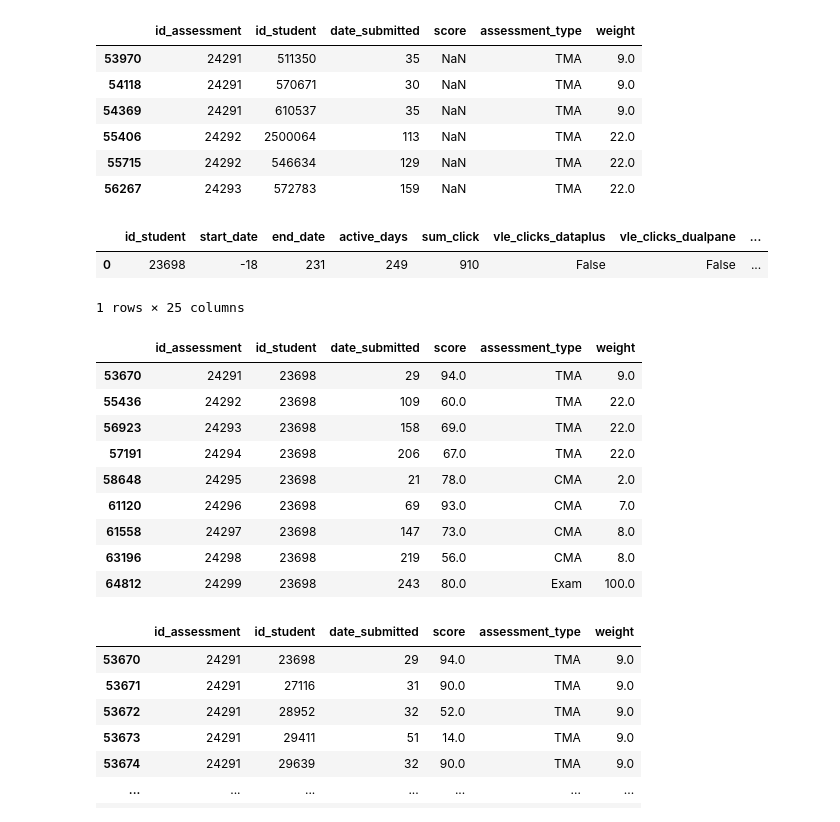
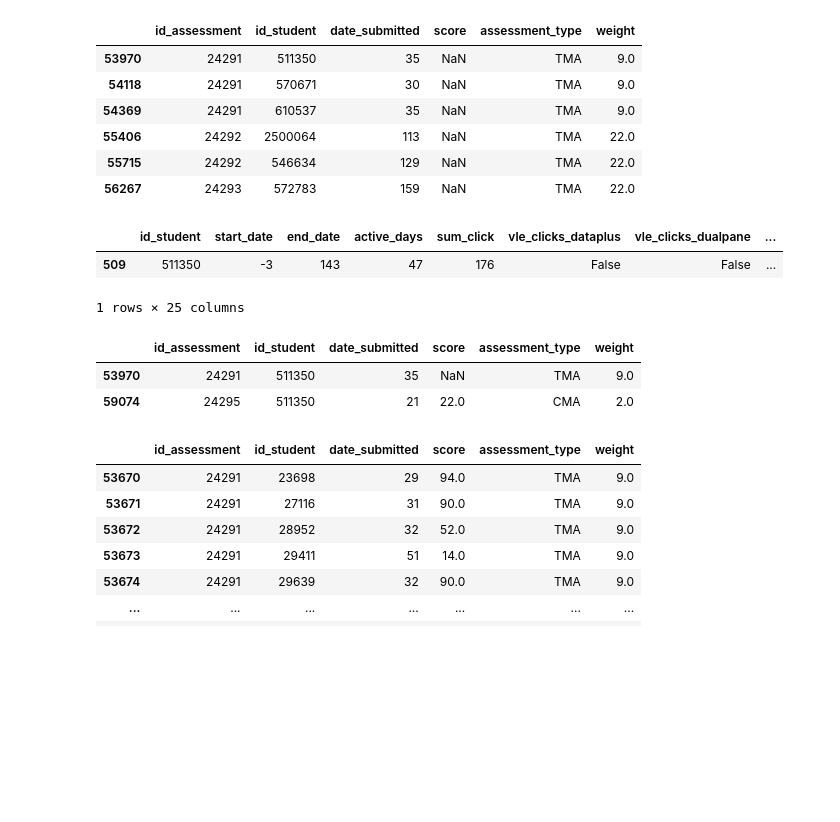
Before and after one commit to Peilong/JayQuery, a Jupyter notebook: notebooks/2026_05_20-EDA_Notebook-v1.ipynb, the cells around one changed output. Drawn from its saved outputs; the diff is of its cells as text; code cells hidden in the pictures; blank space fills up the shorter version.

```diff
--- a/notebooks/2026_05_20-EDA_Notebook-v1.ipynb
+++ b/notebooks/2026_05_20-EDA_Notebook-v1.ipynb
@@ -771,7 +805,7 @@ test['id_student'].nunique()
 silo_b_df = pd.merge(
     dfs['studentVle'],
     dfs['vle'].drop(axis=1,columns=['code_module','code_presentation','week_from','week_to']),
-    on='id_site',how='left').drop(axis=1,columns=['code_module','code_presentation']
+    on='id_site',how='left').drop(axis=1,columns=['code_module','code_presentation'])
 # %%
 silo_b_df
 # %% [output]
@@ -906,22 +996,15 @@ assessment_df[assessment_df.isna()['score']==True]
 | 55715 | 24292 | 546634 | 129 | NaN | TMA | 22.0 |
 | 56267 | 24293 | 572783 | 159 | NaN | TMA | 22.0 |
 # %%
-display(silo_b_vle[silo_b_vle['id_student']==23698])
-display(assessment_df[assessment_df['id_student']==23698])
+display(silo_b_vle[silo_b_vle['id_student']==511350])
+display(assessment_df[assessment_df['id_student']==511350])
 # %% [output]
 |  | id_student | start_date | end_date | active_days | sum_click | vle_clicks_dataplus | vle_clicks_dualpane | ... |
-| 0 | 23698 | -18 | 231 | 249 | 910 | False | False | ... |
+| 509 | 511350 | -3 | 143 | 47 | 176 | False | False | ... |
 1 rows × 25 columns
 |  | id_assessment | id_student | date_submitted | score | assessment_type | weight |
-| 53670 | 24291 | 23698 | 29 | 94.0 | TMA | 9.0 |
-| 55436 | 24292 | 23698 | 109 | 60.0 | TMA | 22.0 |
-| 56923 | 24293 | 23698 | 158 | 69.0 | TMA | 22.0 |
-| 57191 | 24294 | 23698 | 206 | 67.0 | TMA | 22.0 |
-| 58648 | 24295 | 23698 | 21 | 78.0 | CMA | 2.0 |
-| 61120 | 24296 | 23698 | 69 | 93.0 | CMA | 7.0 |
-| 61558 | 24297 | 23698 | 147 | 73.0 | CMA | 8.0 |
-| 63196 | 24298 | 23698 | 219 | 56.0 | CMA | 8.0 |
-| 64812 | 24299 | 23698 | 243 | 80.0 | Exam | 100.0 |
+| 53970 | 24291 | 511350 | 35 | NaN | TMA | 9.0 |
+| 59074 | 24295 | 511350 | 21 | 22.0 | CMA | 2.0 |
 # %%
 assessment_df
 # %% [output]
```
Also changed, not shown: parts of 8 cells of this notebook, 2 other files.
